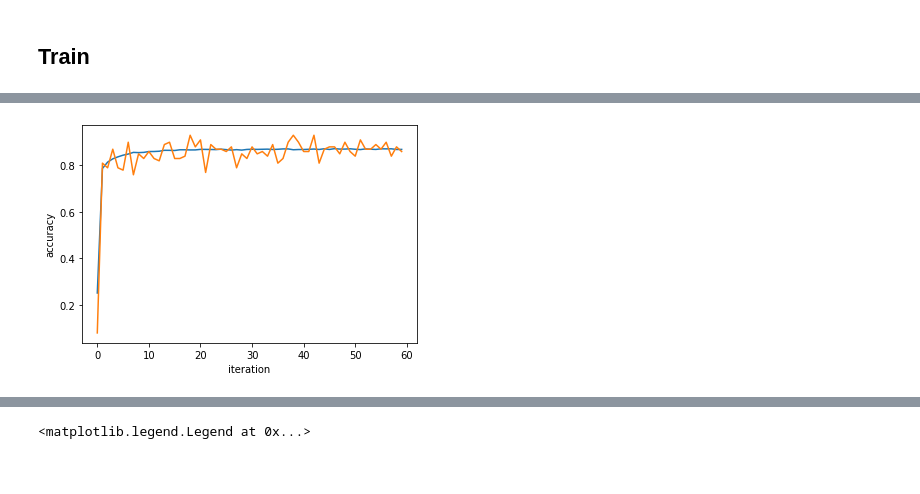
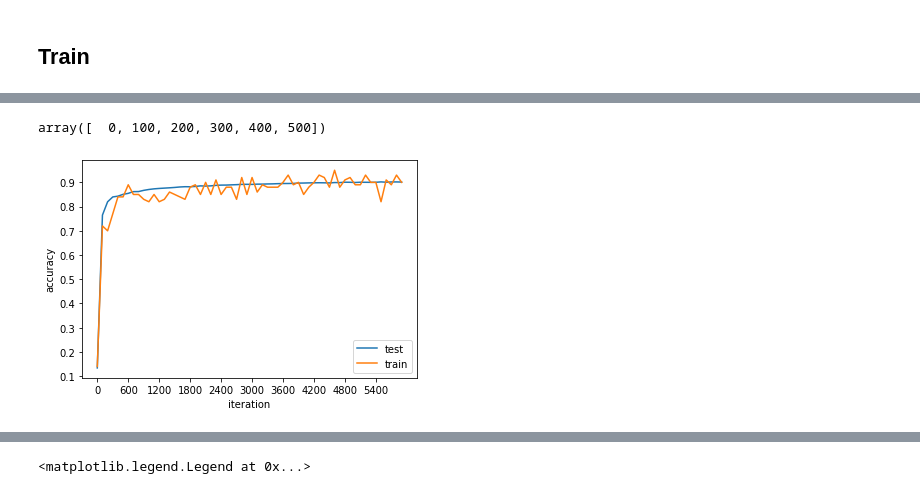
Before and after one commit to easilylazy/pattern-recognition, a Jupyter notebook: homework-12345/homework-2/homework2-softmax/homework2-softmax.ipynb, the cells around one changed output, grey strips where cells are left out. Cells and saved outputs as stored; diff of their text form; code cells hidden in the pictures.

```diff
--- a/homework-12345/homework-2/homework2-softmax/homework2-softmax.ipynb
+++ b/homework-12345/homework-2/homework2-softmax/homework2-softmax.ipynb
@@ -147,8 +137,14 @@ la_0.1_lr_0.01_acc_0.83_epo_10_bat_100
+# %%
+np.arange(0,600,disp_freq)
+# %% [output]
+array([  0, 100, 200, 300, 400, 500])
 # %%
-plt.plot(test_acc_set)
-plt.plot(accu_set[::100])
+plt.plot(test_accs[0])
+plt.plot(accu_sets[0][::disp_freq])
 plt.xlabel('iteration')
 plt.ylabel('accuracy')
+plt.legend(['test','train'])
+plt.xticks(np.arange(0,60,6),np.arange(0,6000,600))
 plt.show()
 # %% [output]
-[figure, old version]
+[figure, new version]
```
Also changed, not shown: parts of 2 cells of this notebook.
